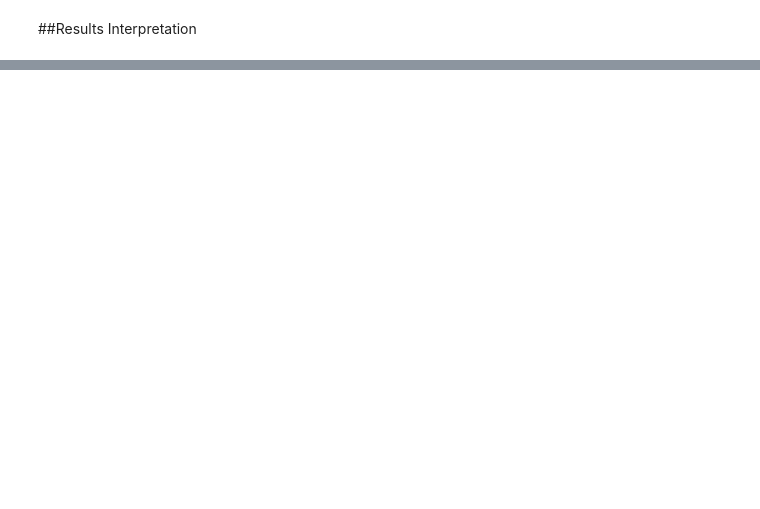
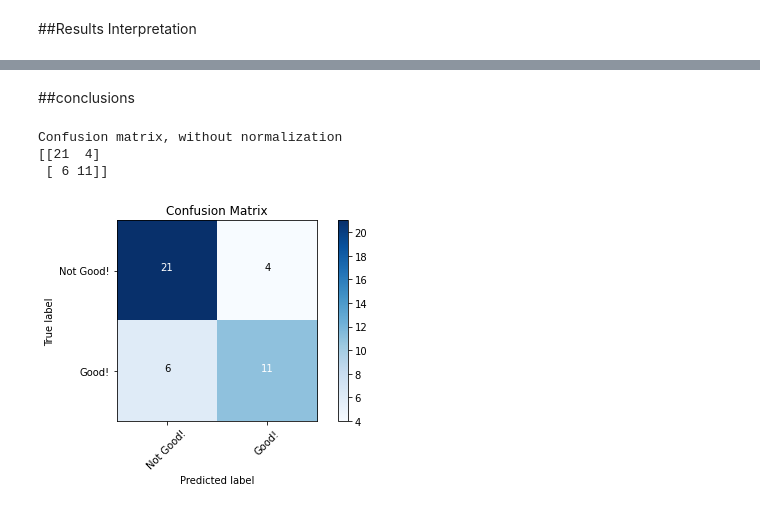
Before and after one commit to ShathaCodes/tuni-hack, a Jupyter notebook: Model-B.ipynb, the cells around one changed output, grey strips where cells are left out. Cells and saved outputs as stored; diff of their text form; code cells hidden in the pictures; blank space fills up the shorter version.

```diff
--- a/Model-B.ipynb
+++ b/Model-B.ipynb
@@ -248,0 +251,2 @@ Confusion matrix, without normalization
+# %% [markdown]
+##conclusions
@@ -248,0 +256,8 @@ Confusion matrix, without normalization
+# %%
+cm = confusion_matrix(y_test,predicted)
+plot_confusion_matrix(cm=cm, classes=cm_plot_labels, title='Confusion Matrix')
+# %% [output]
+Confusion matrix, without normalization
+[[21  4]
+ [ 6 11]]
+[figure, added]
```
Also changed, not shown: parts of 8 cells of this notebook, 3 other files.
